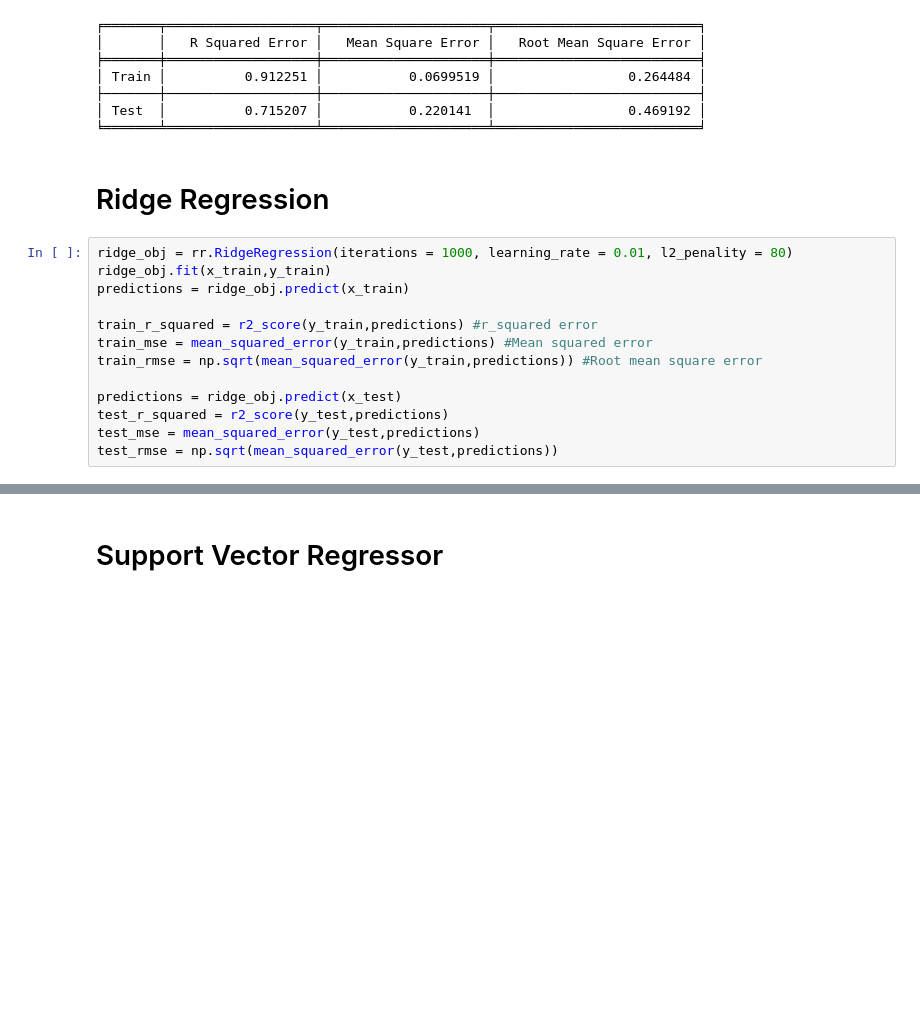
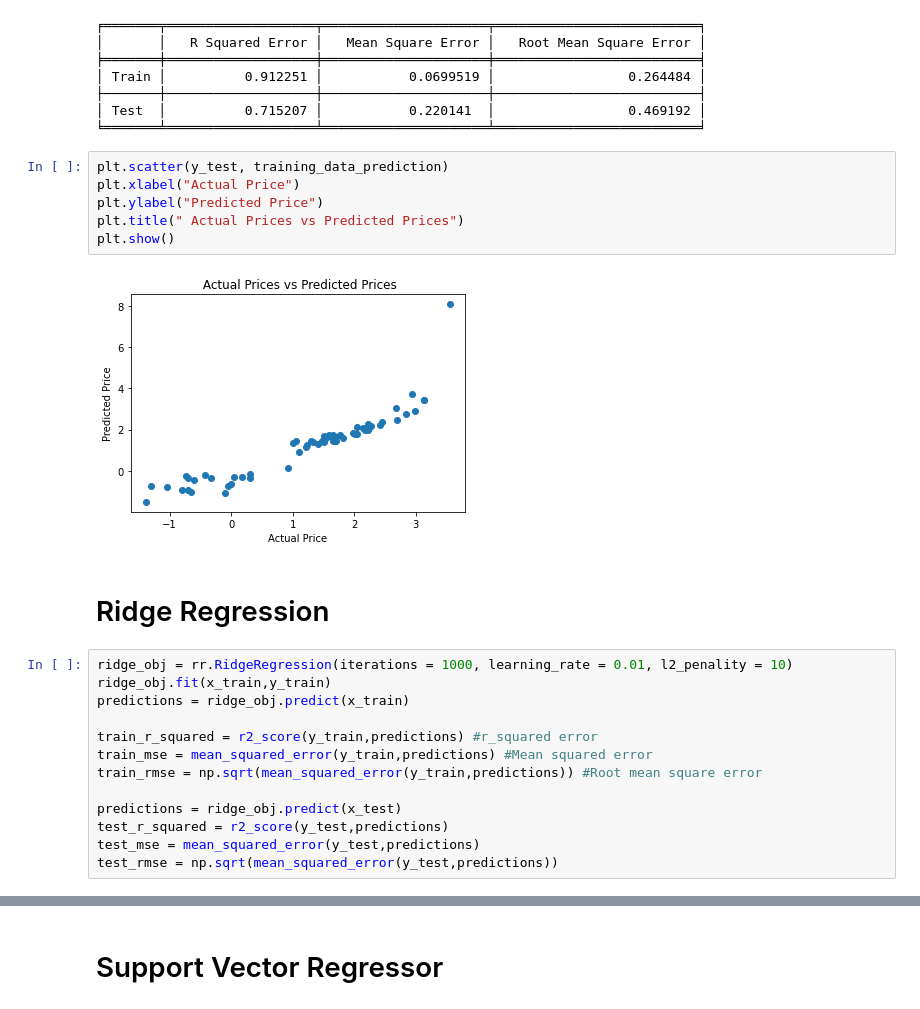
Before and after one commit to cbg11/used-car-price-prediction, a Jupyter notebook: UsedCarPricePrediction.ipynb, the cells around one changed output, grey strips where cells are left out. Drawn from its saved outputs; the diff is of its cells as text; blank space fills up the shorter version.

```diff
--- a/UsedCarPricePrediction.ipynb
+++ b/UsedCarPricePrediction.ipynb
@@ -392,10 +379,18 @@ print(tabulate(errors, headers=col_names, tablefmt="fancy_grid"))
 ├───────┼───────────────────┼─────────────────────┼──────────────────────────┤
 │ Test  │          0.715207 │           0.220141  │                 0.469192 │
 ╘═══════╧═══════════════════╧═════════════════════╧══════════════════════════╛
+# %%
+plt.scatter(y_test, training_data_prediction)
+plt.xlabel("Actual Price")
+plt.ylabel("Predicted Price")
+plt.title(" Actual Prices vs Predicted Prices")
+plt.show()
+# %% [output]
+[figure, added]
 # %% [markdown]
 # Ridge Regression
 # %%
-ridge_obj = rr.RidgeRegression(iterations = 1000, learning_rate = 0.01, l2_penality = 80)
+ridge_obj = rr.RidgeRegression(iterations = 1000, learning_rate = 0.01, l2_penality = 10)
 ridge_obj.fit(x_train,y_train)
 predictions = ridge_obj.predict(x_train)
 
```
Also changed, not shown: parts of 15 cells of this notebook, 1 other file.
